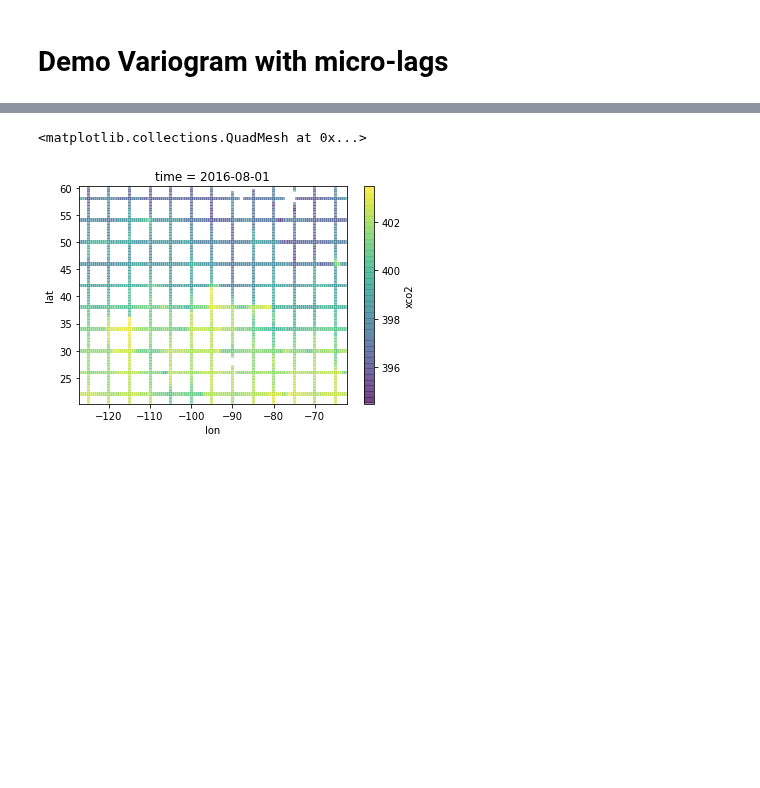
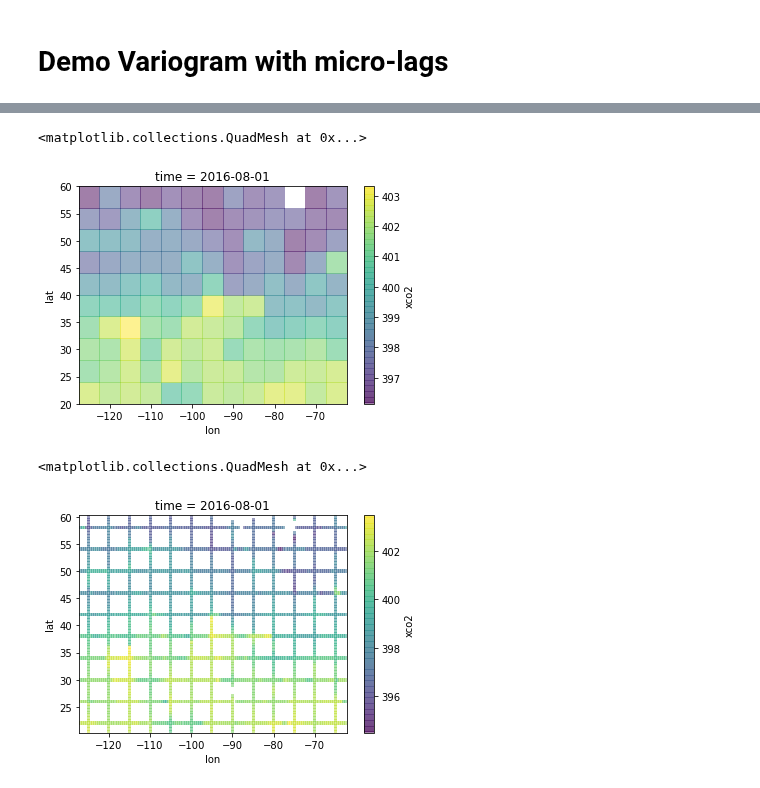
Before and after one commit to 91Mrwu/sif-xco2-cokriging, a Jupyter notebook: research/variogram_microlag_demo.ipynb, the cells around one changed output, grey strips where cells are left out. Drawn from its saved outputs; the diff is of its cells as text; code cells hidden in the pictures; blank space fills up the shorter version.

```diff
--- a/research/variogram_microlag_demo.ipynb
+++ b/research/variogram_microlag_demo.ipynb
@@ -32,0 +31,4 @@ cross_name = "xco2:sif"
+# %%
+lon_centers, lat_centers = data_utils.set_main_coords()
+ds_main = data_utils.get_main_coords(ds, lon_centers, lat_centers)
+ds_main
@@ -33,3 +47,9 @@ cross_name = "xco2:sif"
+# %%
+da = ds_main.xco2.sel(time="2016-08-01")
+da.T.plot(alpha=0.5)
+# %% [output]
+<matplotlib.collections.QuadMesh at 0x...>
+[figure, added]
 # %%
 da = ds_xco2.xco2.sel(time="2016-08-01")
 da.T.plot(alpha=0.5)
```
Also changed, not shown: parts of 4 cells of this notebook, 6 other files.
